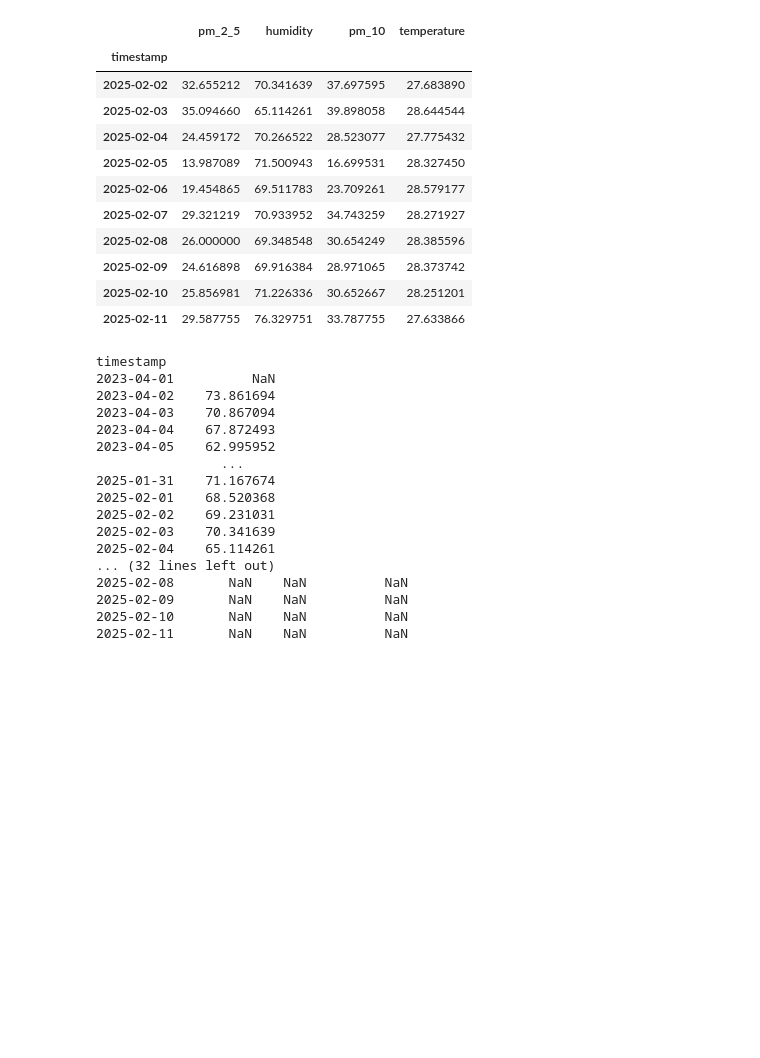
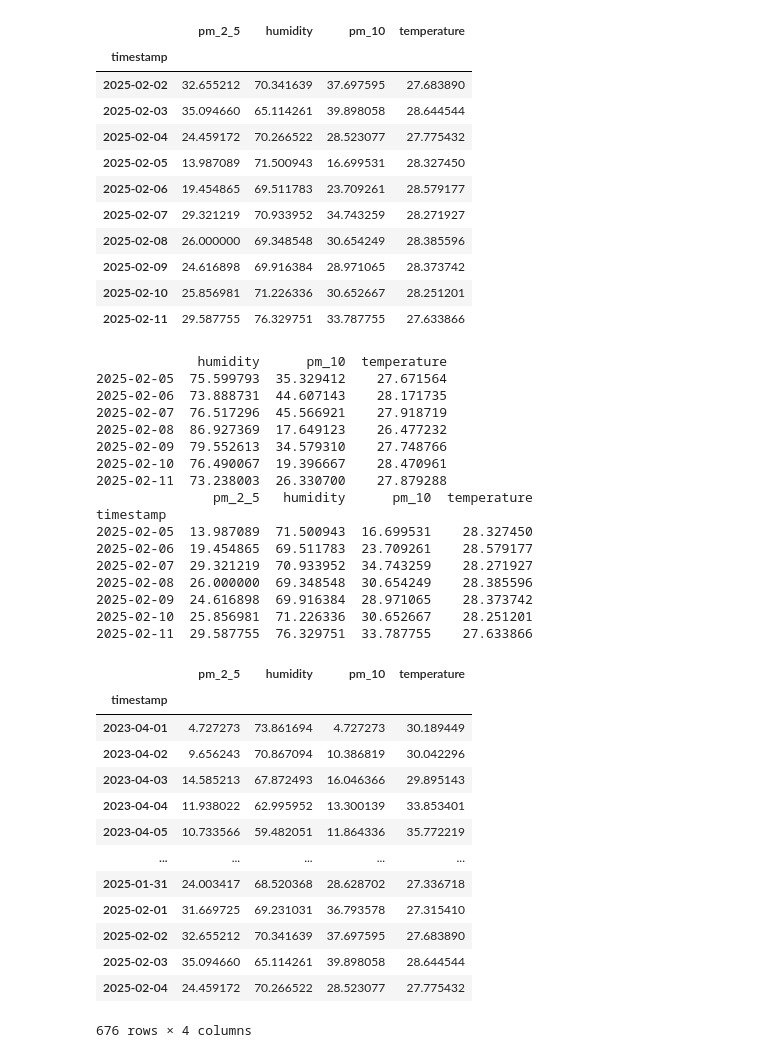
Before and after one commit to KIM2548TH/termproject1-2_cleandata, a Jupyter notebook: test2_kim.ipynb, the cells around one changed output. Cells and saved outputs as stored; diff of their text form; code cells hidden in the pictures; blank space fills up the shorter version.

```diff
--- a/test2_kim.ipynb
+++ b/test2_kim.ipynb
@@ -71,39 +68,51 @@ df.tail(10)
 # %%
-
-
 # ฟีเจอร์ที่เราจะใช้
 features = ['humidity', 'pm_10', 'temperature']
 
-# สร้าง DataFrame สำหรับเก็บข้อมูล Lag
-future_exog = pd.DataFrame(index=test_df.index)
+# สร้าง future_exog โดยใช้ PeriodIndex จาก train_df
+future_exog = pd.DataFrame(index=pd.period_range(start=train_df.index[-1] + 1, periods=7, freq='D'))
 
-# สร้าง Lag สำหรับแต่ละฟีเจอร์
+# สร้างฟีเจอร์ Lag สำหรับแต่ละฟีเจอร์
 for feature in features:
-    # สร้าง Lag 7 วัน
-    lagged_values = train_df[feature].shift(7)
-    print(lagged_values)
-
-    # ใช้ .reindex() เพื่อให้ Index ตรงกับ test_df และเติม NaN สำหรับคีย์ที่ไม่พบ
-    future_exog[feature] = lagged_values.reindex(test_df.index)
+    # สร้าง Lag 7 วันจากข้อมูลที่ผ่านมา
+    future_exog[feature] = train_df[feature].shift(7).iloc[-7:].values
 
 # แสดงผลลัพธ์
 print(future_exog)
+print(test_df)
 # %% [output]
+             humidity      pm_10  temperature
+2025-02-05  75.599793  35.329412    27.671564
+2025-02-06  73.888731  44.607143    28.171735
+2025-02-07  76.517296  45.566921    27.918719
+2025-02-08  86.927369  17.649123    26.477232
+2025-02-09  79.552613  34.579310    27.748766
+2025-02-10  76.490067  19.396667    28.470961
+2025-02-11  73.238003  26.330700    27.879288
+               pm_2_5   humidity      pm_10  temperature
 timestamp
-2023-04-01          NaN
-2023-04-02    73.861694
-2023-04-03    70.867094
-2023-04-04    67.872493
-2023-04-05    62.995952
-                ...
-2025-01-31    71.167674
-2025-02-01    68.520368
-2025-02-02    69.231031
-2025-02-03    70.341639
-2025-02-04    65.114261
-... (32 lines left out)
-2025-02-08       NaN    NaN          NaN
-2025-02-09       NaN    NaN          NaN
-2025-02-10       NaN    NaN          NaN
-2025-02-11       NaN    NaN          NaN
+2025-02-05  13.987089  71.500943  16.699531    28.327450
+2025-02-06  19.454865  69.511783  23.709261    28.579177
+2025-02-07  29.321219  70.933952  34.743259    28.271927
+2025-02-08  26.000000  69.348548  30.654249    28.385596
+2025-02-09  24.616898  69.916384  28.971065    28.373742
+2025-02-10  25.856981  71.226336  30.652667    28.251201
+2025-02-11  29.587755  76.329751  33.787755    27.633866
+# %%
+train_df
+# %% [output]
+|  | pm_2_5 | humidity | pm_10 | temperature |
+| timestamp |  |  |  |  |
+| 2023-04-01 | 4.727273 | 73.861694 | 4.727273 | 30.189449 |
+| 2023-04-02 | 9.656243 | 70.867094 | 10.386819 | 30.042296 |
+| 2023-04-03 | 14.585213 | 67.872493 | 16.046366 | 29.895143 |
+| 2023-04-04 | 11.938022 | 62.995952 | 13.300139 | 33.853401 |
+| 2023-04-05 | 10.733566 | 59.482051 | 11.864336 | 35.772219 |
+| ... | ... | ... | ... | ... |
+| 2025-01-31 | 24.003417 | 68.520368 | 28.628702 | 27.336718 |
+| 2025-02-01 | 31.669725 | 69.231031 | 36.793578 | 27.315410 |
+| 2025-02-02 | 32.655212 | 70.341639 | 37.697595 | 27.683890 |
+| 2025-02-03 | 35.094660 | 65.114261 | 39.898058 | 28.644544 |
+| 2025-02-04 | 24.459172 | 70.266522 | 28.523077 | 27.775432 |
+676 rows × 4 columns
 # %%
```
Also changed, not shown: parts of 5 cells of this notebook.
